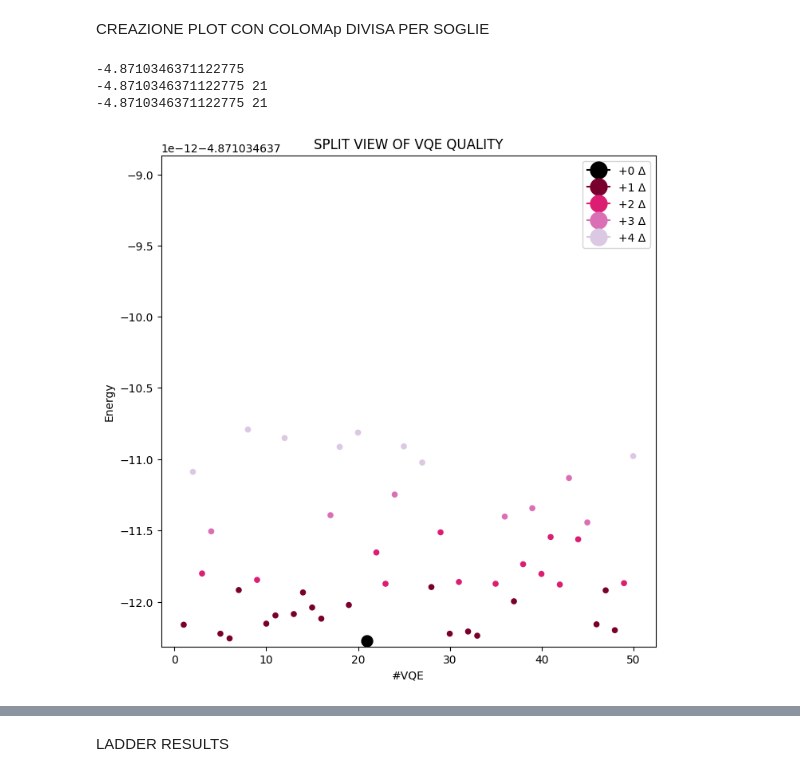
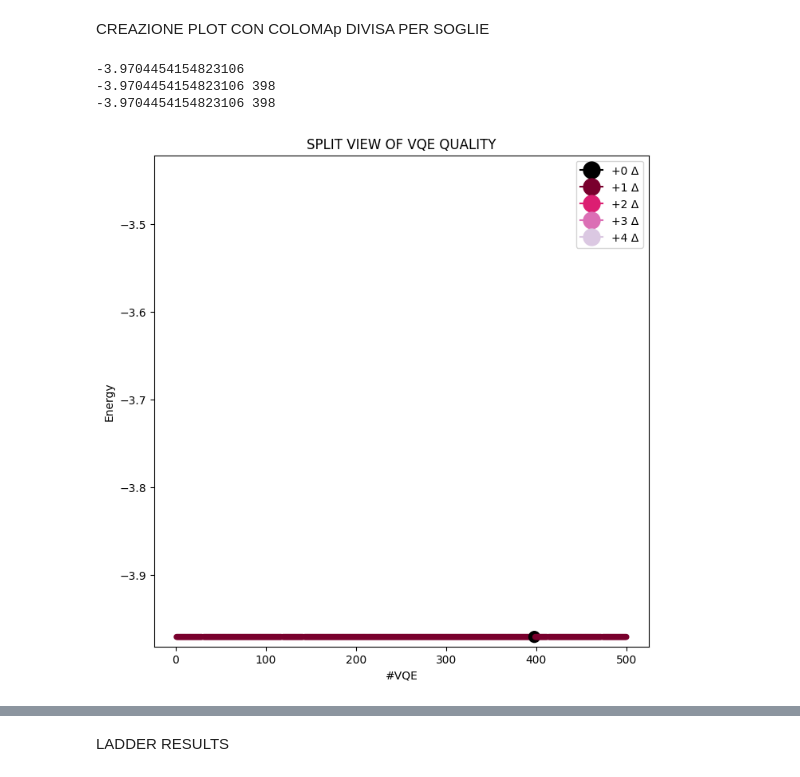
Before and after one commit to FabioTarocco/MULTILAYER-QIDA, a Jupyter notebook: cluster_analysis.ipynb, the cells around one changed output, grey strips where cells are left out. Drawn from its saved outputs; the diff is of its cells as text; code cells hidden in the pictures.

```diff
--- a/cluster_analysis.ipynb
+++ b/cluster_analysis.ipynb
@@ -40,7 +40,7 @@ def extract_N_block(paramslist,ent,depth,offset):
 
     relevant = []
     for s in sliced:
-        relevant.append(s[4:6:]) #[:2:] for firs couple (Ry,Ry on 1/2 quit) [2:4:] for second couple (entangling one 2 qubit) [4:6:] last couple
+        relevant.append(s[2:4:]) #[:2:] for firs couple (Ry,Ry on 1/2 quit) [2:4:] for second couple (entangling one 2 qubit) [4:6:] last couple
     if relevant == []:
         return [],  []
     else:
@@ -188,13 +188,13 @@ def cut_th(en,i,col,l,th):
 CREAZIONE PLOT CON COLOMAp DIVISA PER SOGLIE
 # %%
 
-#file_qida = "./pickle/vqe{}_3x3_{}A+_SU4.pkl"
+file_qida = "./pickle/vqe{}_3x3_{}A+_SU4.pkl"
 
-file_qida = "./pickle/{}_3x4_{}ASU4.pkl"
+#file_qida = "./pickle/{}_3x4_{}ASU4.pkl"
 file_ladder = "./pickle/vqe{}_3x3_ladder_{}SU4.pkl"
-system = '3x4'
+system = '3x3'
 
-df = extract_df(ent=ENTANGLER_MAP_3x4_A, r_col=False, f=file_qida, size = 50, depth=1)
+df = extract_df(ent=ENTANGLER_MAP_QIDA, r_col=False, f=file_qida, size = 500, depth=1)
 i,en= plt_energies(data = df)
 print(np.min(en))
 _, best_vqe, vqe_std, best_vqe_ind = stats(en, i)
@@ -208,37 +208,37 @@ stop_th = 5
 en, i, col= cut_th(en=en,i=i, l=l, th=stop_th, col = col)
 _,best_vqe,_, best_vqe_ind = stats(en, i)
 print(best_vqe,i[best_vqe_ind])
 
 
 plt.figure(figsize=(8, 8))
 s = [20]*len(i)
 s[best_vqe_ind] = 100
 
 
 plt.scatter(i, en, s=s,c = col)
 
 string = "+{} Δ"
 plt.legend(handles=createLegend(legend_color[:stop_th],string))
 
 #plt.xlim(0,len(en)+1)
 if system == '3x3':
     plt.axhline(-4.7493272585529, c='b')
     plt.axhline(-3, c='r')
 elif system =='3x4':
     plt.axhline(-6,69168019351493, c='b')
     plt.axhline(-0,25, c='r')
 plt.ylim(np.min(en)-(delta/10), np.max(en)+(5*delta))
 
 plt.xlabel('#VQE')
 plt.ylabel('Energy')
 
 plt.title('SPLIT VIEW OF VQE QUALITY')
 plt.show()
 # %% [output]
--4.8710346371122775
--4.8710346371122775 21
--4.8710346371122775 21
+-3.9704454154823106
+-3.9704454154823106 398
+-3.9704454154823106 398
-[figure, old version]
+[figure, new version]
 # %%
 x_param, y_param, cmap = parameter_pair(df=df,i=i,ass = col)
 print(len(x_param), len(y_param), len(cmap))
```
Also changed, not shown: parts of 14 cells of this notebook, 2 other files.
